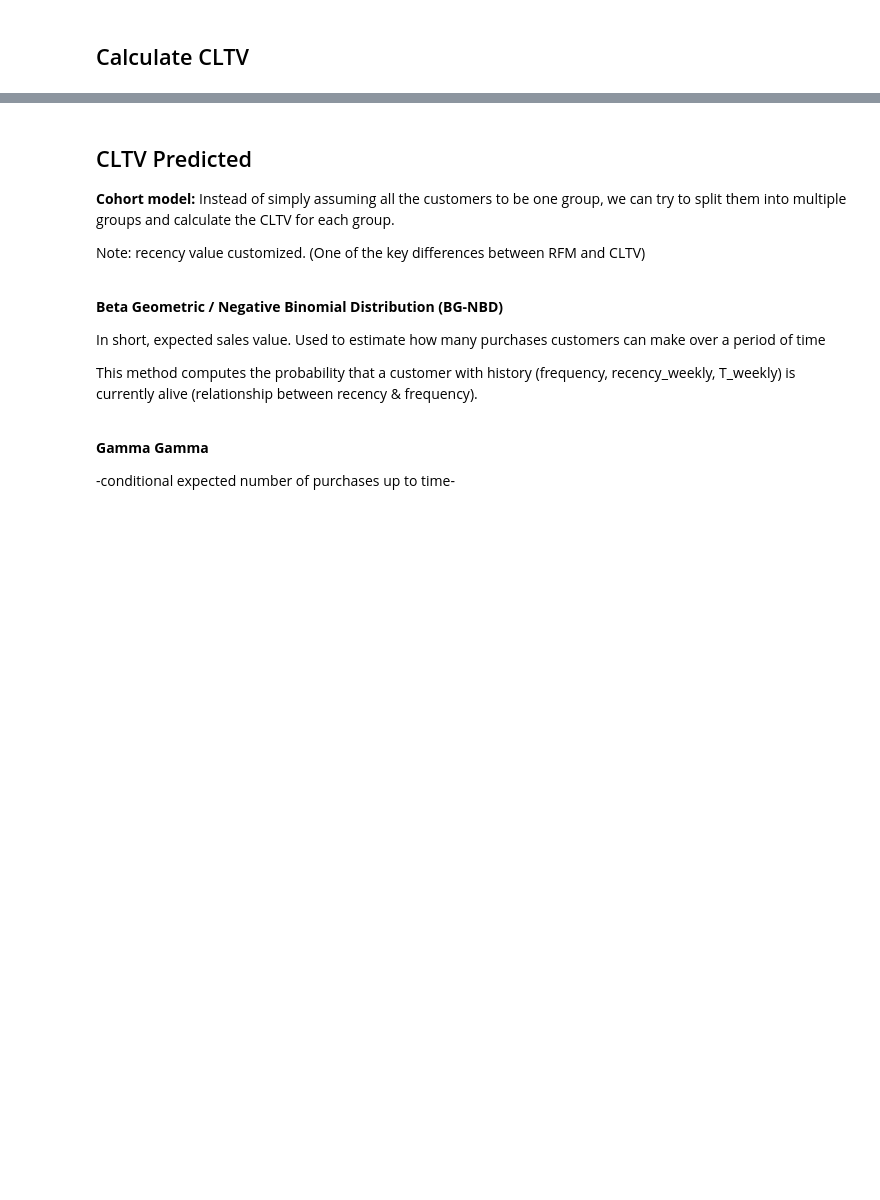
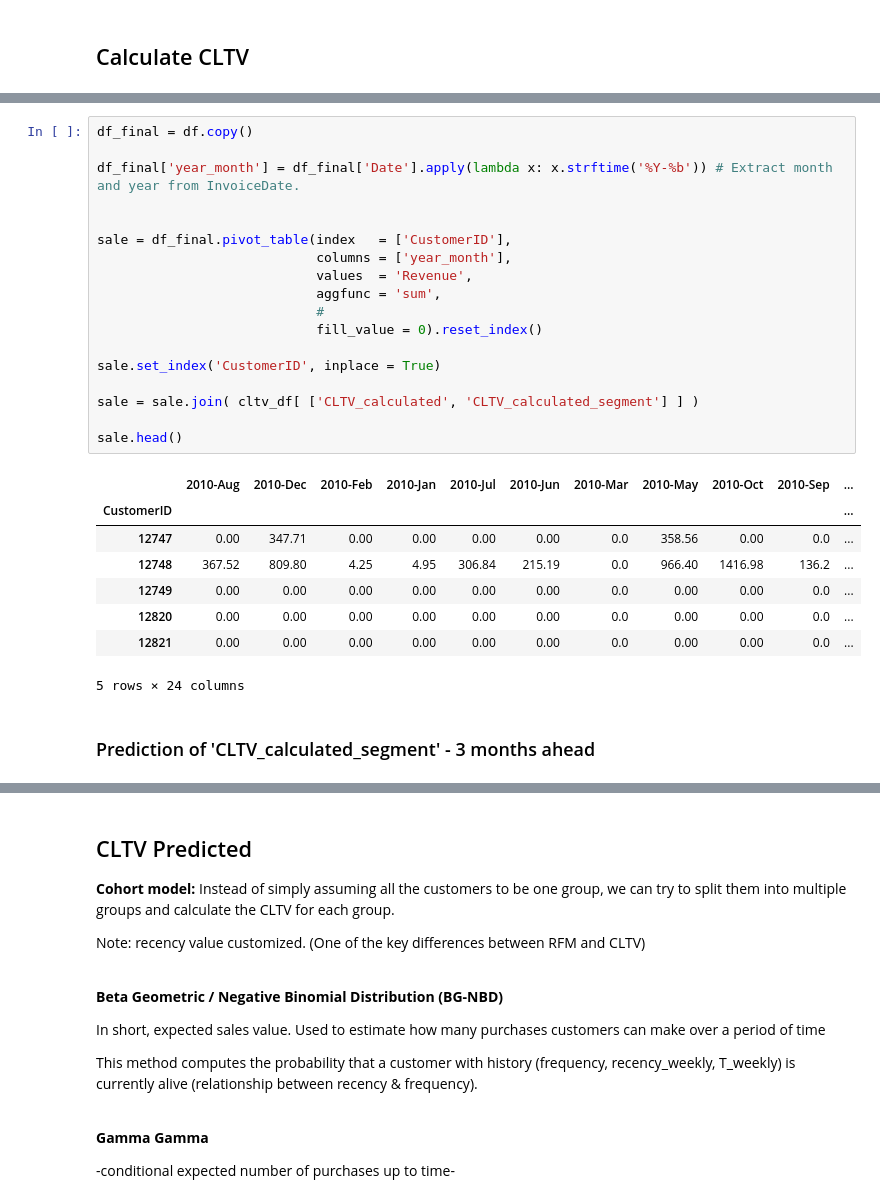
Before and after one commit to ioannislivieris/Customer-Segmentation-using-RFM-and-CLTV, a Jupyter notebook: Customer Segmentation - RFM - CLTV.ipynb, the cells around one changed output, grey strips where cells are left out. Drawn from its saved outputs; the diff is of its cells as text; blank space fills up the shorter version.

```diff
--- a/Customer Segmentation - RFM - CLTV.ipynb
+++ b/Customer Segmentation - RFM - CLTV.ipynb
@@ -868,0 +843,29 @@ plt.ylabel('Count',   size = 14);
+# %%
+df_final = df.copy()
+
+df_final['year_month'] = df_final['Date'].apply(lambda x: x.strftime('%Y-%b')) # Extract month and year from InvoiceDate.
+
+
+sale = df_final.pivot_table(index   = ['CustomerID'],
+                            columns = ['year_month'],
+                            values  = 'Revenue',
+                            aggfunc = 'sum',
+                            #
+                            fill_value = 0).reset_index()
+
+sale.set_index('CustomerID', inplace = True)
+
+sale = sale.join( cltv_df[ ['CLTV_calculated', 'CLTV_calculated_segment'] ] )
+
+sale.head()
+# %% [output]
+|  | 2010-Aug | 2010-Dec | 2010-Feb | 2010-Jan | 2010-Jul | 2010-Jun | 2010-Mar | 2010-May | 2010-Oct | 2010-Sep | ... |
+| CustomerID |  |  |  |  |  |  |  |  |  |  | ... |
+| 12747 | 0.00 | 347.71 | 0.00 | 0.00 | 0.00 | 0.00 | 0.0 | 358.56 | 0.00 | 0.0 | ... |
+| 12748 | 367.52 | 809.80 | 4.25 | 4.95 | 306.84 | 215.19 | 0.0 | 966.40 | 1416.98 | 136.2 | ... |
+| 12749 | 0.00 | 0.00 | 0.00 | 0.00 | 0.00 | 0.00 | 0.0 | 0.00 | 0.00 | 0.0 | ... |
+| 12820 | 0.00 | 0.00 | 0.00 | 0.00 | 0.00 | 0.00 | 0.0 | 0.00 | 0.00 | 0.0 | ... |
+| 12821 | 0.00 | 0.00 | 0.00 | 0.00 | 0.00 | 0.00 | 0.0 | 0.00 | 0.00 | 0.0 | ... |
+5 rows × 24 columns
+# %% [markdown]
+### Prediction of 'CLTV_calculated_segment' - 3 months ahead
```
Also changed, not shown: parts of 14 cells of this notebook.
